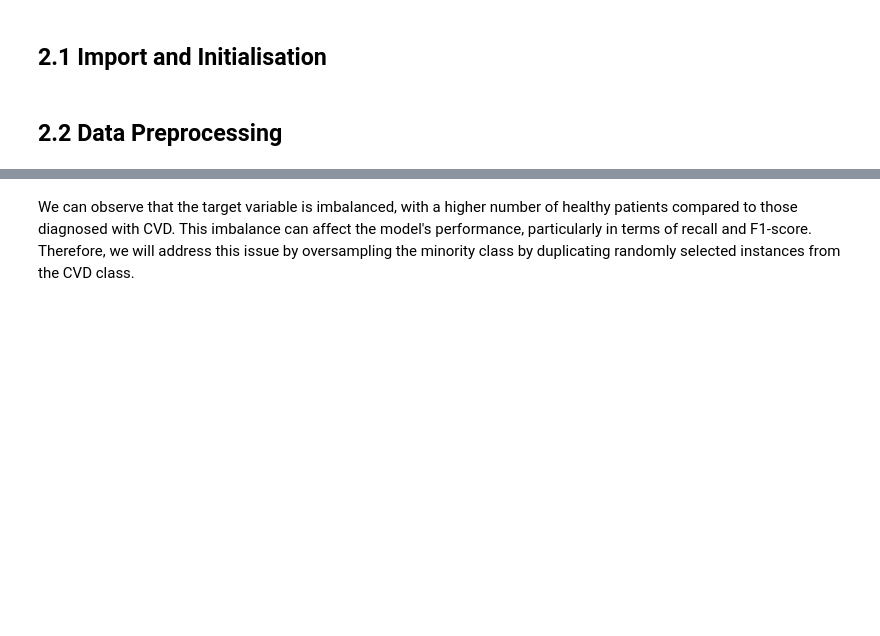
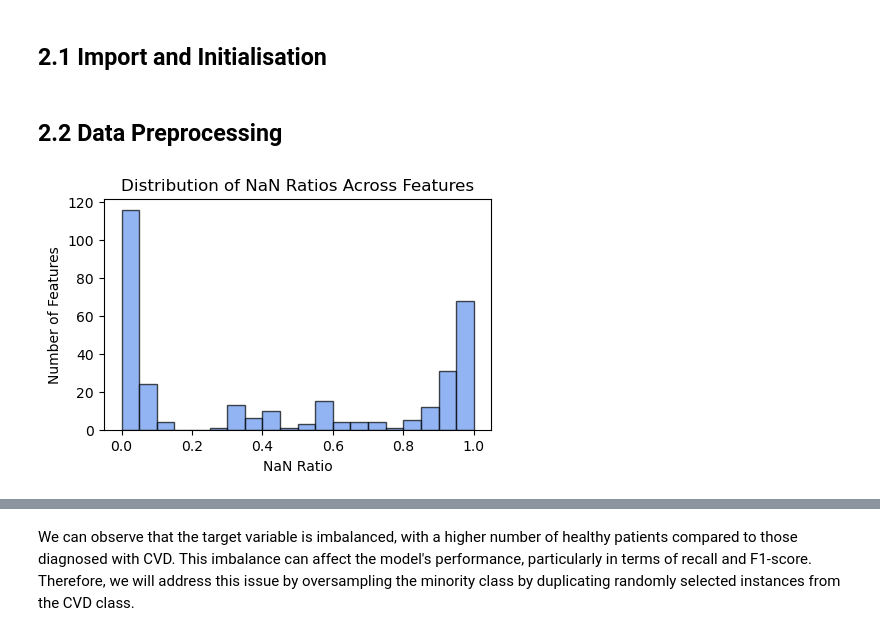
Before and after one commit to zaynebmellouli/CVD_prediction, a Jupyter notebook: run.ipynb, the cells around one changed output, grey strips where cells are left out. Cells and saved outputs as stored; diff of their text form; code cells hidden in the pictures; blank space fills up the shorter version.

```diff
--- a/run.ipynb
+++ b/run.ipynb
@@ -187,6 +186,41 @@ mapping_dict = {
     "_LMTSCL1": lambda value : value if not np.isnan(value) else -1,
     "_INCOMG": lambda value : value if not np.isnan(value) else -1,
 }
+# %%
+def analyze_missing_value_distribution_with_plot(x_train, features):
+    """
+    Analyzes the distribution of missing values (NaN ratios) for each feature in the dataset
+    and visualizes the results with a histogram.
+
+    Args:
+        x_train (np.ndarray): A 2D numpy array of shape (n_samples, n_features) representing the training data.
+        features (list of str): A list of feature names
+    Returns:
+        None. The function displays a histogram showing the distribution of NaN ratios across features.
+    """
+    nan_ratios = []
+
+    # Calculate NaN ratio for each feature
+    for idx in range(len(features)):
+        nan_count = np.sum(np.isnan(x_train[:, idx]))
+        nan_ratio = nan_count / x_train.shape[0]
+        nan_ratios.append(nan_ratio)
+
+    nan_ratios = np.array(nan_ratios)
+
+    # Plotting the distribution of NaN ratios
+    plt.figure(figsize=(5, 3))
+
+    # Histogram to visualize the distribution
+    plt.hist(nan_ratios, bins=20, edgecolor='k',color='cornflowerblue', alpha=0.7)
+    plt.xlabel('NaN Ratio')
+    plt.ylabel('Number of Features')
+    plt.title('Distribution of NaN Ratios Across Features')
+    plt.show()
+
+analyze_missing_value_distribution_with_plot(x_train, features)
+# %% [output]
+[figure, added]
 # %%
 # Not necessary because we will do a greedy approach later (unless we want to save time)
 def select_features_with_low_nan_ratio(X, features_to_check, threshold=0.1):
```
Also changed, not shown: parts of 36 cells of this notebook.
